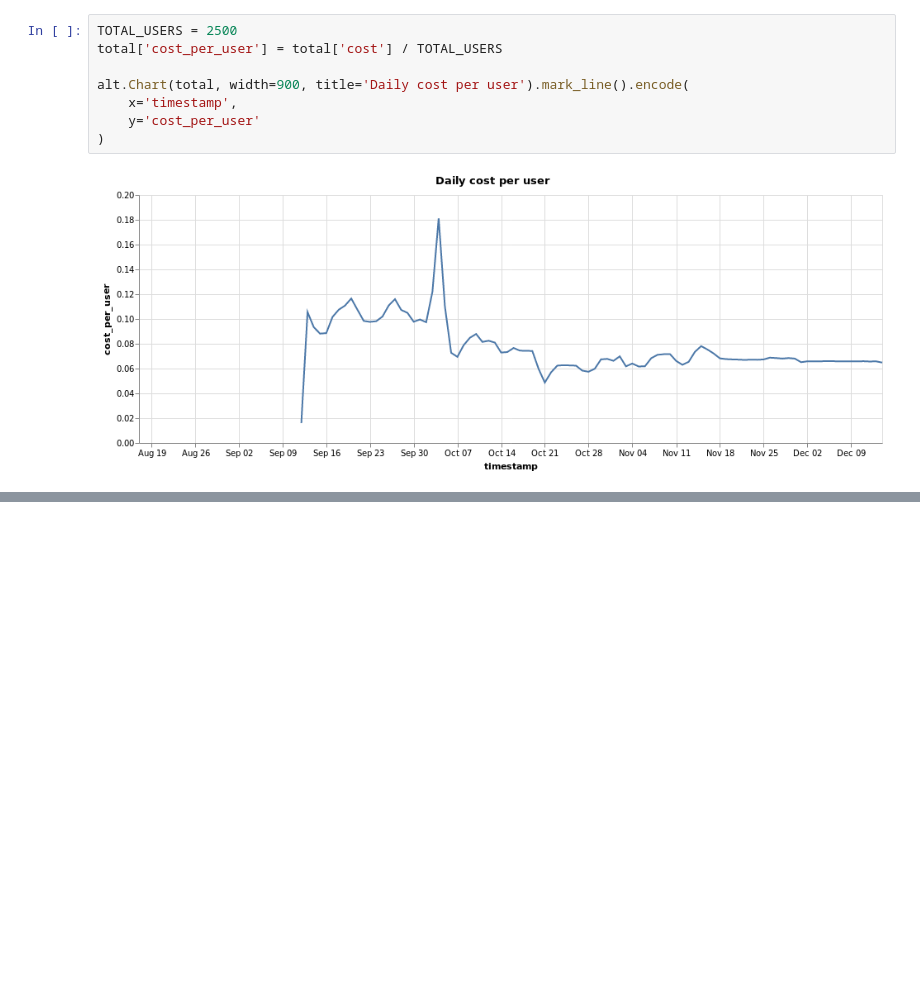
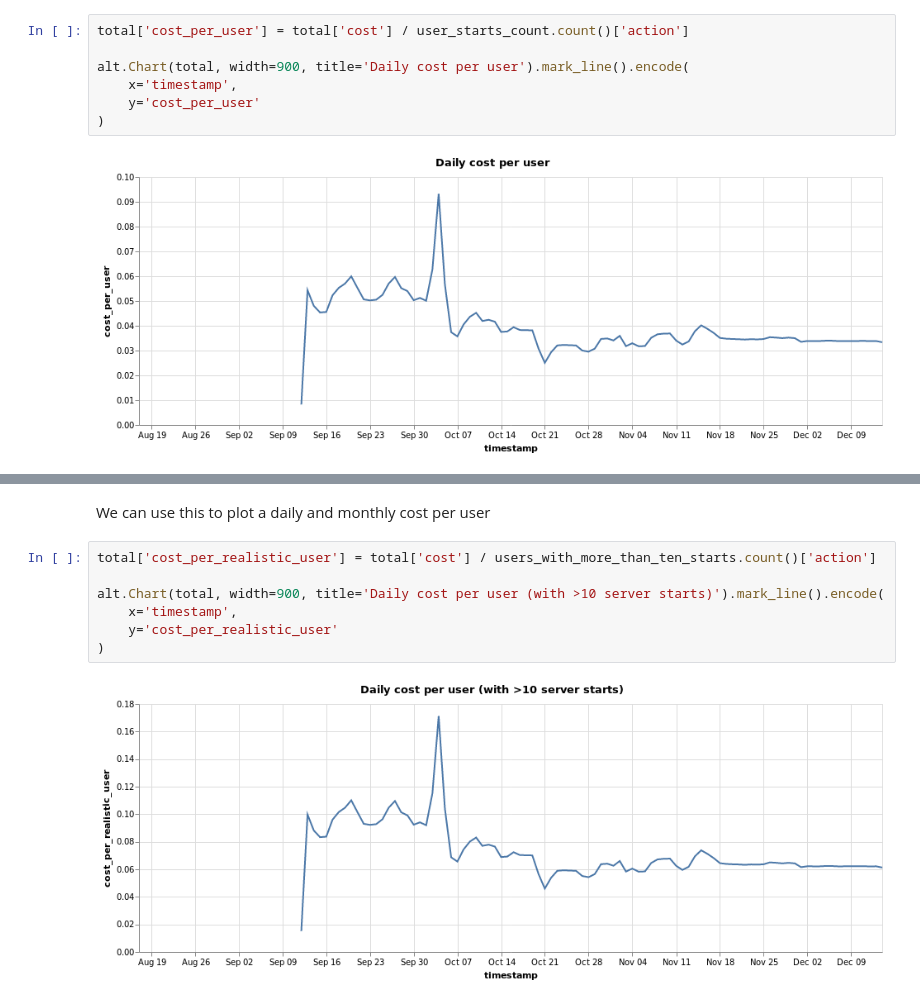
Before and after one commit to berkeley-dsep-infra/datahub-usage-analysis, a Jupyter notebook: notebooks/03-visualize-cost-and-usage.ipynb, the cells around one changed output, grey strips where cells are left out. Saved outputs shown, nothing was run; the diff lists cells and outputs as text; blank space fills up the shorter version.

```diff
--- a/notebooks/03-visualize-cost-and-usage.ipynb
+++ b/notebooks/03-visualize-cost-and-usage.ipynb
@@ -114,6 +135,5 @@ Approximating our 'total users' to be about 2,500 (we don't have an exact count)
 # %%
-TOTAL_USERS = 2500
-total['cost_per_user'] = total['cost'] / TOTAL_USERS
+total['cost_per_user'] = total['cost'] / user_starts_count.count()['action']
 
 alt.Chart(total, width=900, title='Daily cost per user').mark_line().encode(
     x='timestamp',
@@ -134,0 +178,11 @@ alt.Chart(monthly, width=900, title='Monthly cost per user').mark_bar().encode(
+# %% [markdown]
+We can use this to plot a daily and monthly cost per user
+# %%
+total['cost_per_realistic_user'] = total['cost'] / users_with_more_than_ten_starts.count()['action']
+
+alt.Chart(total, width=900, title='Daily cost per user (with >10 server starts)').mark_line().encode(
+    x='timestamp',
+    y='cost_per_realistic_user'
+)
+# %% [output]
+[figure, added]
```
Also changed, not shown: parts of 14 cells of this notebook.
